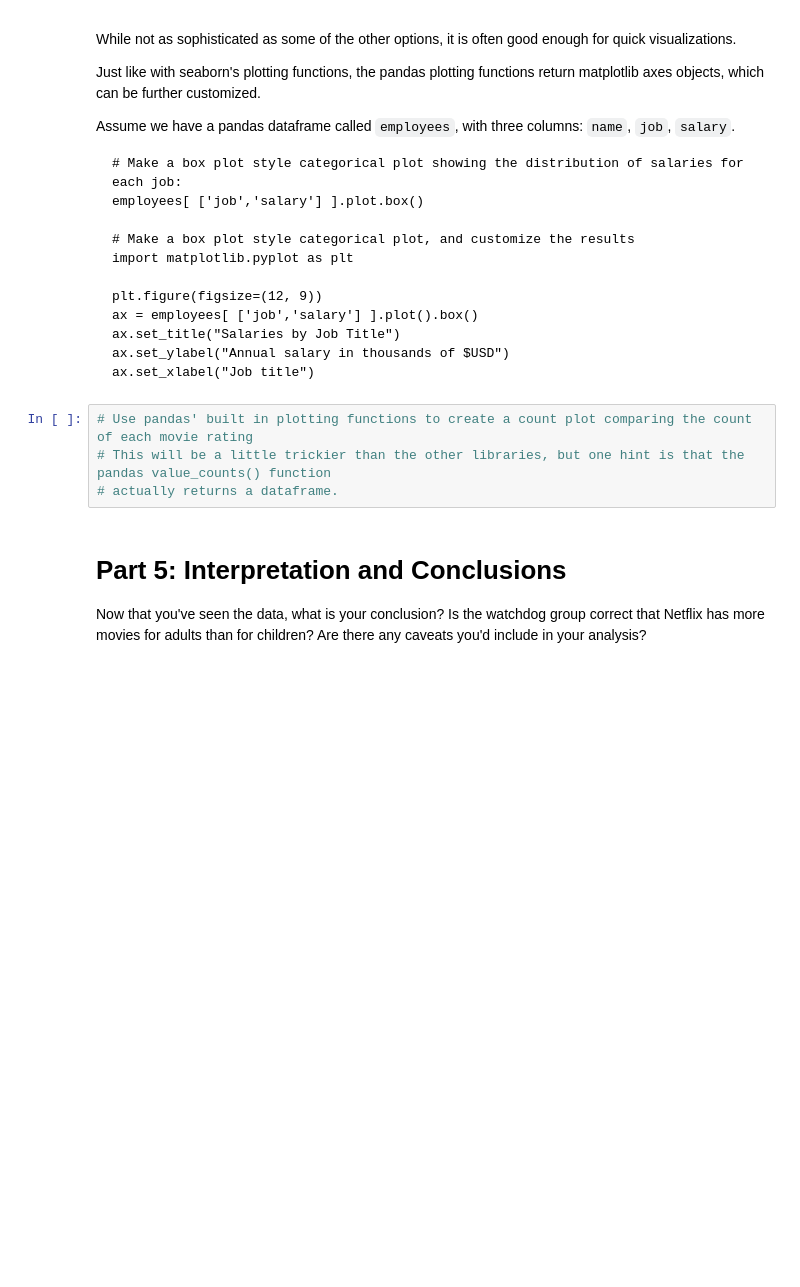
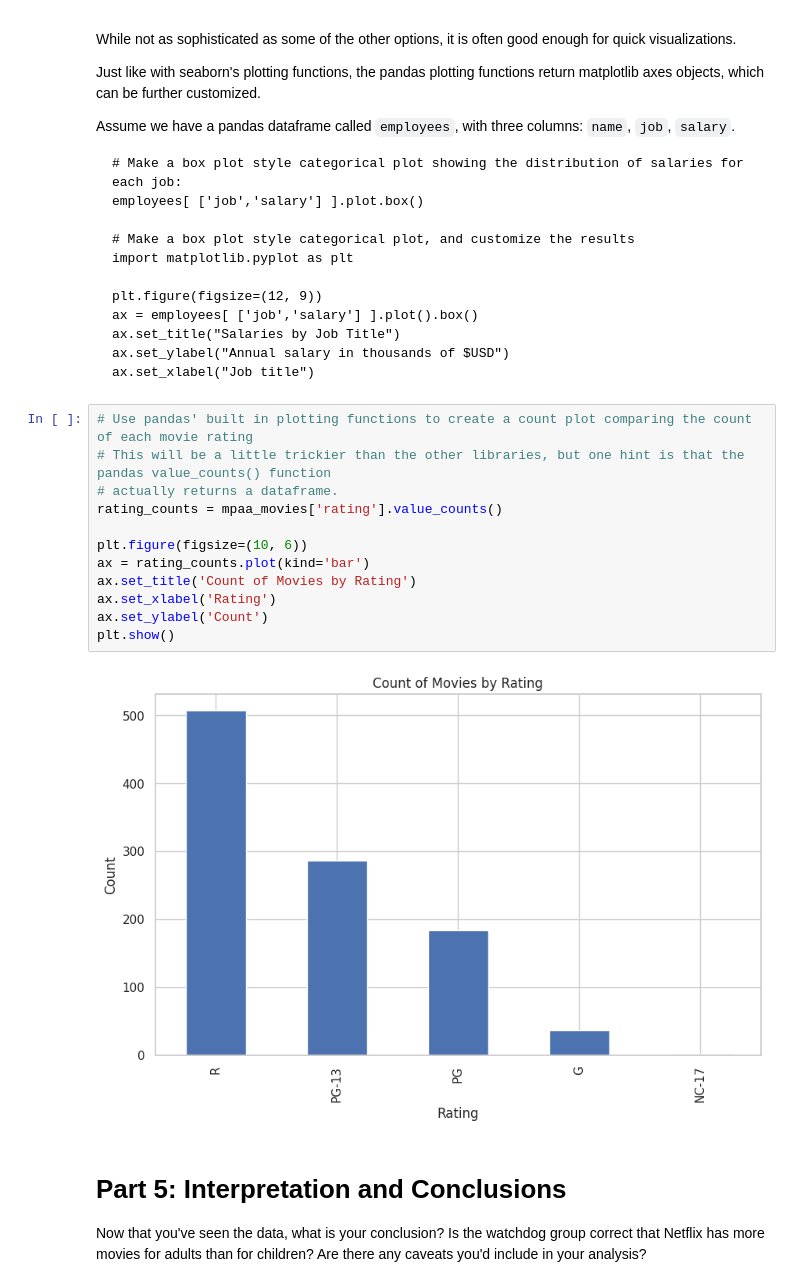
Before and after one commit to colema01/AES-Encryption, a Jupyter notebook: notebooks/Exploration_01.ipynb, the cells around one changed output. Cells and saved outputs as stored; diff of their text form; blank space fills up the shorter version.

```diff
--- a/notebooks/Exploration_01.ipynb
+++ b/notebooks/Exploration_01.ipynb
@@ -231,7 +303,17 @@ Assume we have a pandas dataframe called `employees`, with three columns: `name`
 # %%
 # Use pandas' built in plotting functions to create a count plot comparing the count of each movie rating
 # This will be a little trickier than the other libraries, but one hint is that the pandas value_counts() function
 # actually returns a dataframe.
+rating_counts = mpaa_movies['rating'].value_counts()
+
+plt.figure(figsize=(10, 6))
+ax = rating_counts.plot(kind='bar')
+ax.set_title('Count of Movies by Rating')
+ax.set_xlabel('Rating')
+ax.set_ylabel('Count')
+plt.show()
+# %% [output]
+[figure, added]
 # %% [markdown]
 # Part 5: Interpretation and Conclusions
 
```
Also changed, not shown: parts of 7 cells of this notebook.
